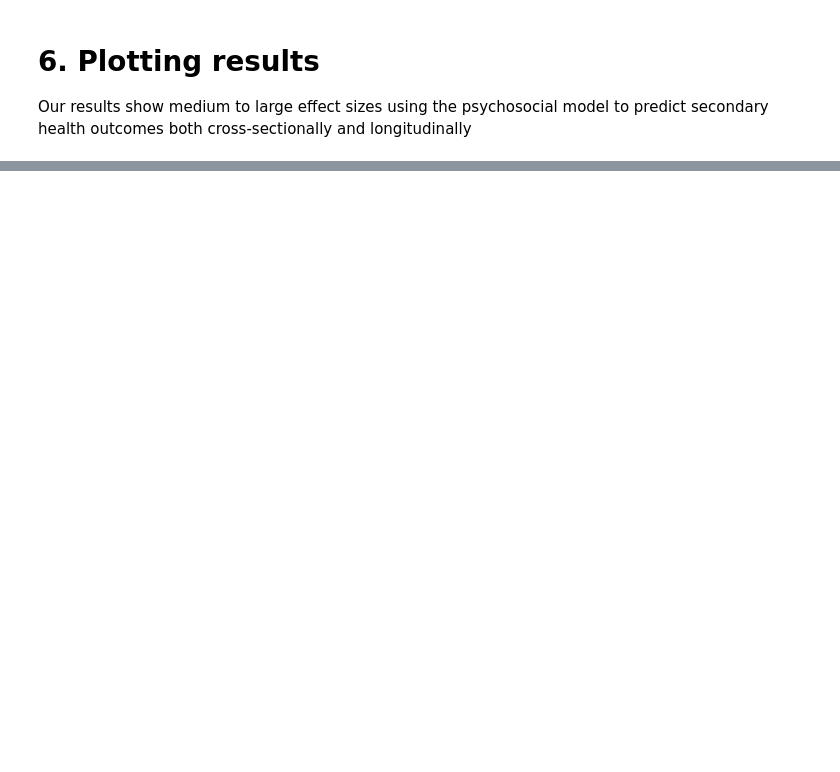
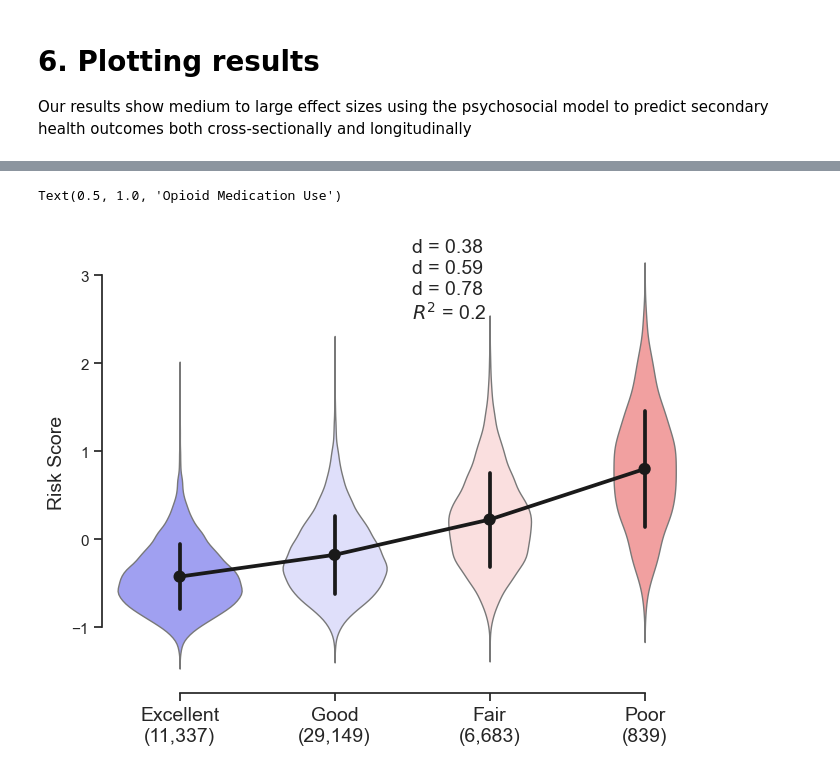
Before and after one commit to EVPlab/Chronic-Pain-Spreading, a Jupyter notebook: Scripts/8-secondary_outcomes.ipynb, the cells around one changed output, grey strips where cells are left out. Saved outputs shown, nothing was run; the diff lists cells and outputs as text; code cells hidden in the pictures; blank space fills up the shorter version.

```diff
--- a/Scripts/8-secondary_outcomes.ipynb
+++ b/Scripts/8-secondary_outcomes.ipynb
@@ -287,0 +159,20 @@ No artists with labels found to put in legend.  Note that artists whose label st
+# %%
+plt.rcParams['font.size'] = 14
+sns.set_style("white")
+fig, ax = plt.subplots(figsize=(8, 6))
+
+# Figure Test: Health Rating
+ax.set_xlim(0.5,4.5), ax.set_ylim(-1.75, 3.5)
+sns.violinplot(ax = ax, x = abs(preproc_UKB_T2.OverallHealthRating_T0-5), y = preproc_UKB_T2.PLS, linewidth=1, inner=None, palette = sns.color_palette('bwr', 6)[1:5])
+sns.pointplot(ax = ax, x = abs(preproc_UKB_T2.OverallHealthRating_T0-5), y = preproc_UKB_T2.PLS, color = 'k', ci = 'sd', scatter_kws={'s':100})
+ax.annotate(xy = (1.5,2.5), text = "d = " +str(H_D3_T2) + "\nd = " + str(H_D2_T2) + "\nd = " + str(H_D1_T2) + "\n$R^2$ = " + str(round(H_R_T2**2,2)))
+ax.spines['bottom'].set_bounds((0, 3))
+ax.set_xticklabels(['Excellent\n('+str(health_T2[4])+')','Good\n('+str(health_T2[3])+')','Fair\n('+str(health_T2[2])+')','Poor\n('+str(health_T2[1])+')'], fontsize=14)
+ax.set_yticks(np.arange(-1,4)), ax.spines['left'].set_bounds((-1, 3))
+ax.set_xlabel(''), ax.set_ylabel('Risk Score', fontsize = 14)
+ax.tick_params(left=True, bottom=True)
+ax.spines['right'].set_visible(False), ax.spines['top'].set_visible(False)
+axs.set_title('Opioid Medication Use', fontdict={'fontsize': 14})
+# %% [output]
+Text(0.5, 1.0, 'Opioid Medication Use')
+[figure, added]
```
Also changed, not shown: parts of 12 cells of this notebook, 1 other file.
